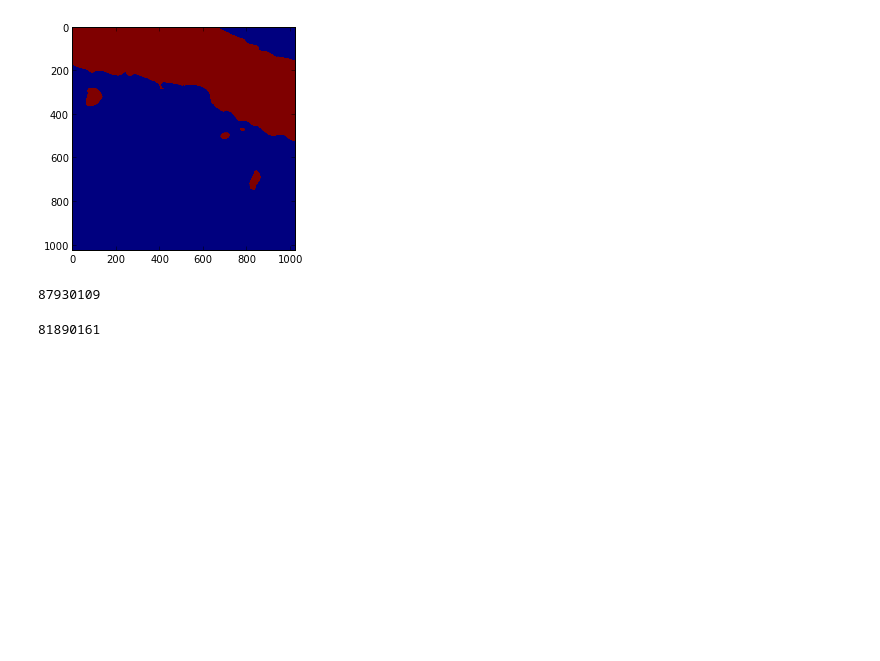
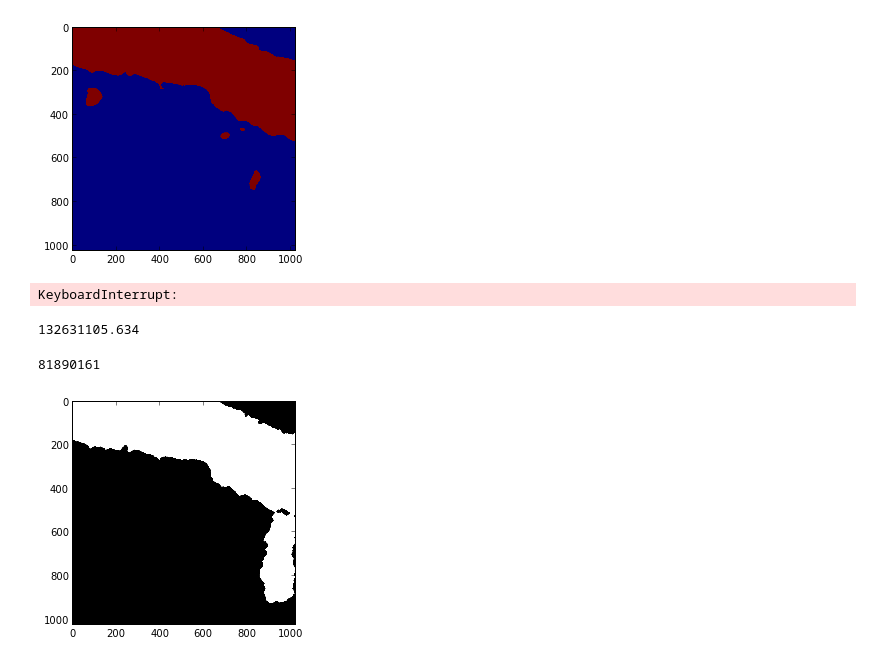
Before and after one commit to VCG/em-quality-metric, a Jupyter notebook: Code/test_metrics2.py.ipynb, the cells around one changed output. Saved outputs shown, nothing was run; the diff lists cells and outputs as text; code cells hidden in the pictures; blank space fills up the shorter version.

```diff
--- a/Code/test_metrics.py.ipynb
+++ b/Code/test_metrics2.py.ipynb
@@ -51,11 +51,39 @@ imshow(gold_largest)
 # %% [output]
 <matplotlib.image.AxesImage at 0x...>
 [figure]
-# %%
-_metrics.DiscrepancyMeasure.apply2D(gold_largest, image)
-# %% [output]
-87930109
-# %%
-_metrics.DiscrepancyMeasure.apply2D(rhoana_largest, image)
-# %% [output]
-81890161
+# %%
+rhoana_global_measure = 0
+rhoana_normalized = _metrics.Util.normalize_labels(rhoana)[0]
+rhoana_labels = _metrics.Util.get_histogram(rhoana_normalized.astype(np.uint16))
+
+for l,k in enumerate(rhoana_labels):
+    if l == 0:
+        continue
+    thresholded_rhoana = _metrics.Util.threshold(rhoana_normalized, l)
+    rhoana_global_measure += _metrics.DiscrepancyMeasure.apply2D(thresholded_rhoana, image)
+rhoana_global_measure /= len(rhoana_labels)
+print rhoana_global_measure
+# %% [output]
+KeyboardInterrupt:
+# %%
+gold_global_measure = 0
+gold_normalized = _metrics.Util.normalize_labels(gold)[0]
+gold_labels = _metrics.Util.get_histogram(gold_normalized.astype(np.uint16))
+
+for l,k in enumerate(gold_labels):
+    if l == 0:
+        continue
+    thresholded_gold = _metrics.Util.threshold(gold_normalized, l)
+    gold_global_measure += _metrics.DiscrepancyMeasure.apply2D(thresholded_gold, image)
+gold_global_measure /= len(gold_labels)
+print gold_global_measure
+# %% [output]
+132631105.634
+# %%
+rhoana_normalized = _metrics.Util.normalize_labels(rhoana)[0]
+thresholded_rhoana = _metrics.Util.threshold(rhoana_normalized, 1)
+imshow(thresholded_rhoana, cmap='gray')
+print _metrics.DiscrepancyMeasure.apply2D(thresholded_rhoana, image)
+# %% [output]
+81890161
+[figure, added]
```
Also changed, not shown: parts of 1 cell of this notebook, 17 other files.
